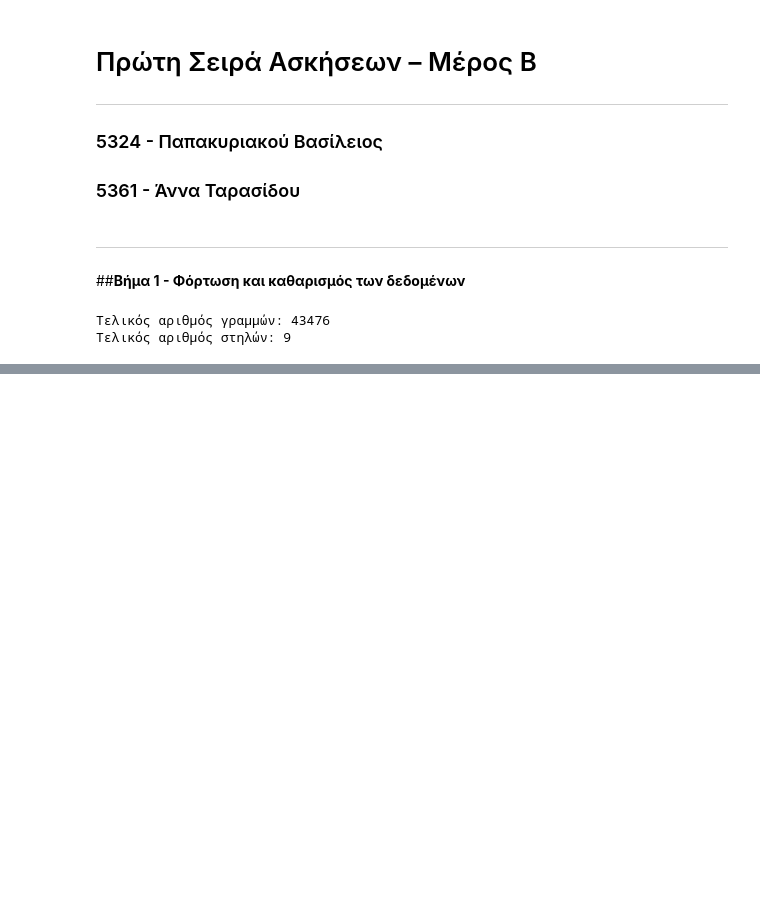
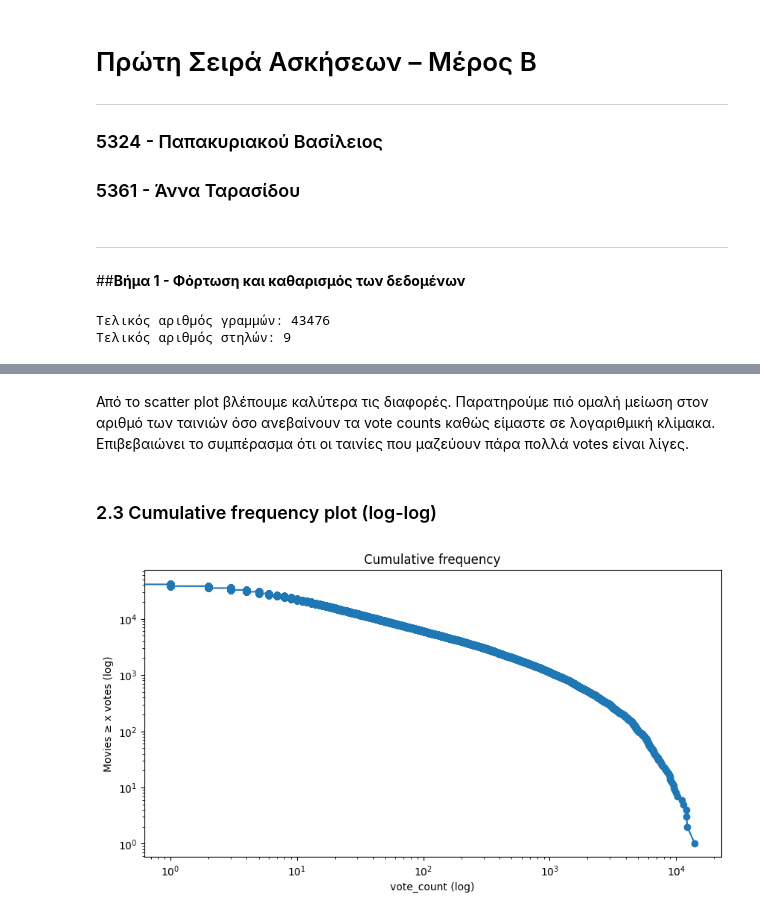
Before and after one commit to BillPapakyriakou/DataMining-Notebooks, a Jupyter notebook: assignment_1B.ipynb, the cells around one changed output, grey strips where cells are left out. Cells and saved outputs as stored; diff of their text form; code cells hidden in the pictures; blank space fills up the shorter version.

```diff
--- a/assignment_1B.ipynb
+++ b/assignment_1B.ipynb
@@ -74,0 +127,21 @@ print("Τελικός αριθμός στηλών:", dataframe.shape[1])
+# %% [markdown]
+Από το scatter plot βλέπουμε καλύτερα τις διαφορές. Παρατηρούμε πιό ομαλή μείωση στον αριθμό των ταινιών όσο ανεβαίνουν τα vote counts καθώς είμαστε σε λογαριθμική κλίμακα. Επιβεβαιώνει το συμπέρασμα ότι οι ταινίες που μαζεύουν πάρα πολλά votes είναι λίγες.
+# %% [markdown]
+### 2.3 Cumulative frequency plot (log-log)
+# %%
+# κάνει ταξινόμηση από τον μικρότερο προς τον μεγαλύτερο αριμθό ψήφων
+votes_sorted = np.sort(vote_counts)
+
+# κρατάει αριθμό εγγραφών με τουλάχιστον x ψήφους
+cumulative_freq = np.arange(len(votes_sorted), 0, -1)
+
+plt.figure(figsize=(10,5))
+plt.plot(votes_sorted, cumulative_freq, marker='o')
+plt.xscale('log')
+plt.yscale('log')
+plt.title("Cumulative frequency")
+plt.xlabel("vote_count (log)")
+plt.ylabel("Movies ≥ x votes (log)")
+plt.show()
+# %% [output]
+[figure, added]
```
Also changed, not shown: parts of 15 cells of this notebook.
